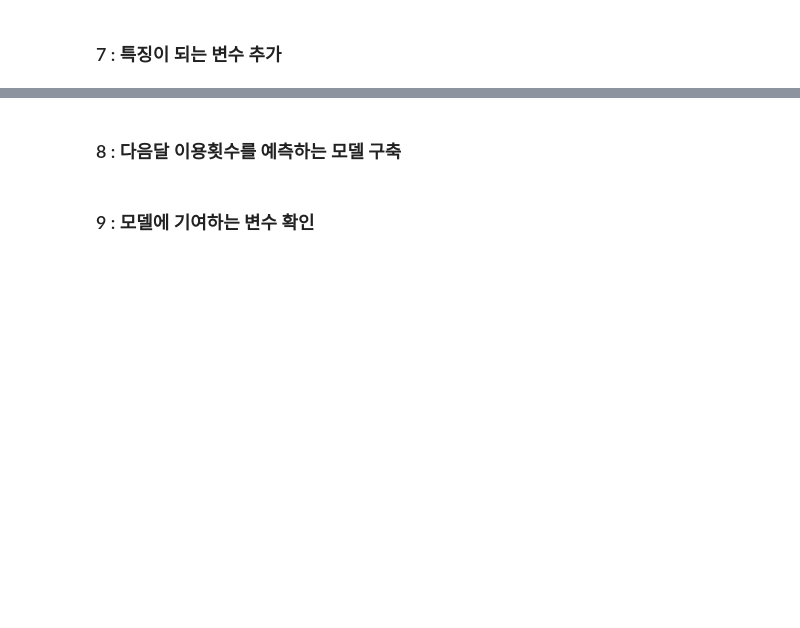
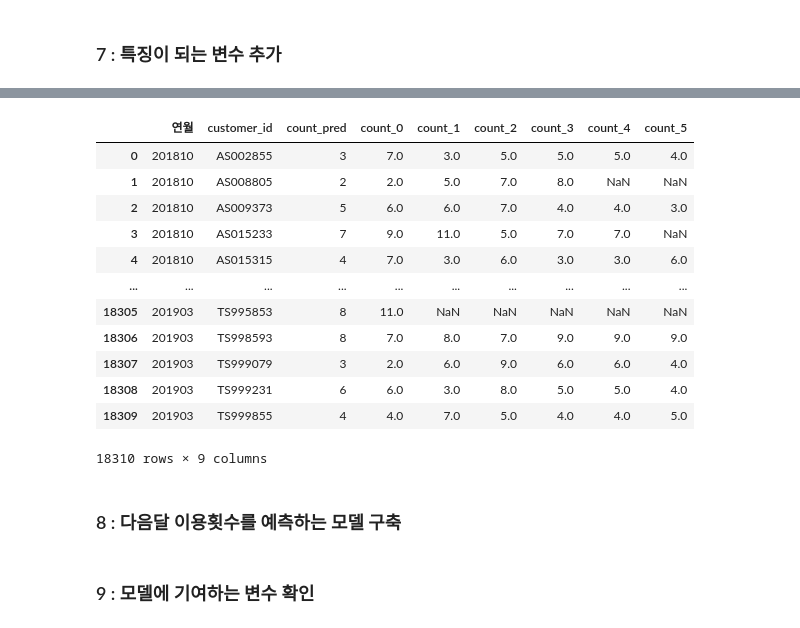
Before and after one commit to jonggu12/exam, a Jupyter notebook: 09.마케팅데이터분석/04. 고객의 행동을 예측/04.고객행동예측.ipynb, the cells around one changed output, grey strips where cells are left out. Drawn from its saved outputs; the diff is of its cells as text; code cells hidden in the pictures; blank space fills up the shorter version.

```diff
--- a/09.마케팅데이터분석/04. 고객의 행동을 예측/04.고객행동예측.ipynb
+++ b/09.마케팅데이터분석/04. 고객의 행동을 예측/04.고객행동예측.ipynb
@@ -293,0 +307,22 @@ use_log_months.head()
+# %%
+# 이번달부터 과거 6개월의 이용 횟수, 다음달의 이용횟수를 저장
+# 대상 : 2018년 10월 ~ 2019년 3월 (반년)
+
+
+
+# 연월 데이터 리스트에 저장
+year_months = list(use_log_months["연월"].unique())
+predict_data = pd.DataFrame()
+
+# 2018년 10월-2019년 3월 중 첫 번째 달, 다음 달의 이용 횟수 저장
+i = 6  # 6번째 월부터 시작
+tmp = use_log_months.loc[use_log_months["연월"] == year_months[i]]
+tmp.rename(columns={"count": "count_pred"}, inplace=True)
+for j in range(1, 7):
+    tmp_before = use_log_months.loc[use_log_months["연월"] == year_months[i - j]]
+    del tmp_before["연월"]
+    tmp_before.rename(columns={"count": "count_{}".format(j - 1)}, inplace=True)
+    tmp = pd.merge(tmp, tmp_before, on="customer_id", how="left")
+
+predict_data = pd.concat([predict_data, tmp], ignore_index=True)
+predict_data.head()
@@ -294,3 +336,38 @@ use_log_months.head()
+# %%
+# 연월 데이터 리스트에 저장
+year_months = list(use_log_months["연월"].unique())
+predict_data = pd.DataFrame()
+
+# 2018년 10월-2019년 3월(6개월), 다음 달의 이용 횟수 저장
+for i in range(6, 12):                      # 첫번째 for문은 count_pred 갯수
+    tmp = use_log_months.loc[use_log_months["연월"] == year_months[i]] # use_log_months['연월'] = 6 이면 2018년10을 의미하고 for문 6,12 이면 10월부터 내년 3월까지
+    tmp.rename(columns = {"count":"count_pred"}, inplace=True)
+    for j in range(1, 7): # count_0부터 count_5까지의 for문
+        tmp_before = use_log_months.loc[use_log_months["연월"] == year_months[i-j]]
+        del tmp_before["연월"]
+        tmp_before.rename(columns={"count":"count_{}".format(j-1)}, inplace=True)
+        tmp = pd.merge(tmp, tmp_before, on="customer_id", how="left")
+    predict_data = pd.concat([predict_data, tmp], ignore_index=True)
+
+predict_data
+
+
+
+#첫번째 201810            첫번째 for문 / 두번째for문 ~
+# %% [output]
+|  | 연월 | customer_id | count_pred | count_0 | count_1 | count_2 | count_3 | count_4 | count_5 |
+| 0 | 201810 | AS002855 | 3 | 7.0 | 3.0 | 5.0 | 5.0 | 5.0 | 4.0 |
+| 1 | 201810 | AS008805 | 2 | 2.0 | 5.0 | 7.0 | 8.0 | NaN | NaN |
+| 2 | 201810 | AS009373 | 5 | 6.0 | 6.0 | 7.0 | 4.0 | 4.0 | 3.0 |
+| 3 | 201810 | AS015233 | 7 | 9.0 | 11.0 | 5.0 | 7.0 | 7.0 | NaN |
+| 4 | 201810 | AS015315 | 4 | 7.0 | 3.0 | 6.0 | 3.0 | 3.0 | 6.0 |
+| ... | ... | ... | ... | ... | ... | ... | ... | ... | ... |
+| 18305 | 201903 | TS995853 | 8 | 11.0 | NaN | NaN | NaN | NaN | NaN |
+| 18306 | 201903 | TS998593 | 8 | 7.0 | 8.0 | 7.0 | 9.0 | 9.0 | 9.0 |
+| 18307 | 201903 | TS999079 | 3 | 2.0 | 6.0 | 9.0 | 6.0 | 6.0 | 4.0 |
+| 18308 | 201903 | TS999231 | 6 | 6.0 | 3.0 | 8.0 | 5.0 | 5.0 | 4.0 |
+| 18309 | 201903 | TS999855 | 4 | 4.0 | 7.0 | 5.0 | 4.0 | 4.0 | 5.0 |
+18310 rows × 9 columns
 # %% [markdown]
 ### 8 : 다음달 이용횟수를 예측하는 모델 구축
 # %% [markdown]
```
Also changed, not shown: parts of 4 cells of this notebook.
